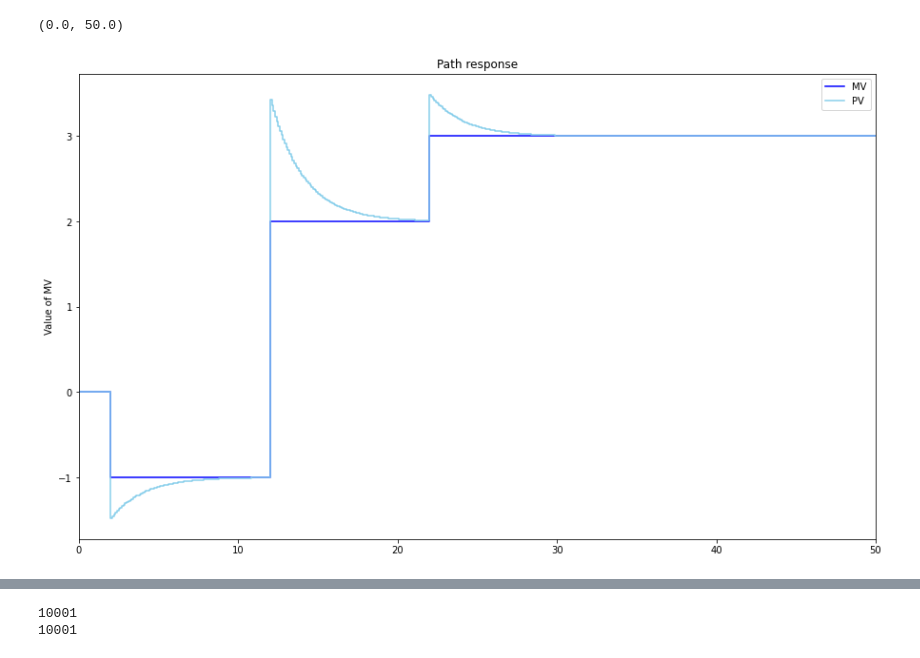
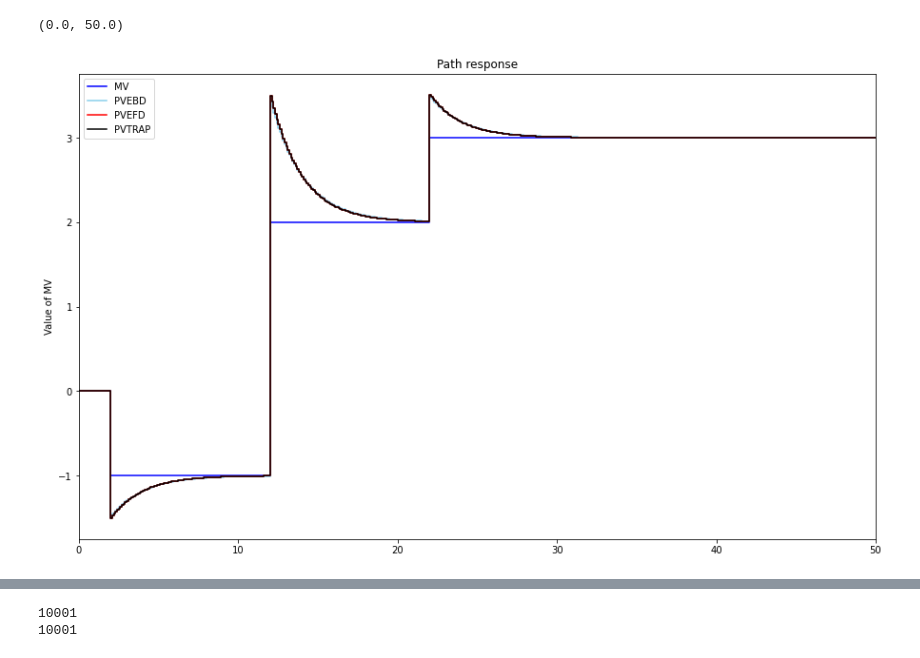
Before and after one commit to olingo99/Control_Theory_Application, a Jupyter notebook: package_Engels_Theo_Losseau_Baudouin.ipynb, the cells around one changed output, grey strips where cells are left out. Saved outputs shown, nothing was run; the diff lists cells and outputs as text; code cells hidden in the pictures.

Commit message:
efd and trap for leadlag

```diff
--- a/package_Engels_Theo_Losseau_Baudouin.ipynb
+++ b/package_Engels_Theo_Losseau_Baudouin.ipynb
@@ -14,31 +14,38 @@ from package_DBR import myRound, SelectPath_RT, Delay_RT, FO_RT, FOPDT, SOPDT, F
 # %%
 TSim = 50
 Ts = 0.1
 N = int(TSim/Ts) + 1
 
 # Path for MV and MVMan
 MVPath = {0: 0, 2: -1,12:2,22:3}
 
 Tlead = 3
 Tlag = 2
 
 t = []
 MV = []
-PV = []
+PVEBD = []
+PVEFD = []
+PVTRAP = []
 
 for i in range(0,N):
     t.append(i*Ts)
     SelectPath_RT(MVPath,t,MV)
-    Lead_Lag_Discreet_RT(MV,PV,Tlead,Tlag,0.1)
+    Lead_Lag_Discreet_RT(MV,PVEBD,Tlead,Tlag,Ts)
+    Lead_Lag_Discreet_RT(MV,PVEFD,Tlead,Tlag,Ts,method='EFD')
+    Lead_Lag_Discreet_RT(MV,PVTRAP,Tlead,Tlag,Ts,method='TRAP')
+
 
 plt.figure(figsize = (15,9))
 
 plt.step(t,MV,'b-',label='MV',where='post')
-plt.step(t,PV,'skyblue',label='PV',where='post')
+plt.step(t,PVEBD,'skyblue',label='PVEBD',where='post')
+plt.step(t,PVEFD,'red',label='PVEFD',where='post')
+plt.step(t,PVEFD,'black',label='PVTRAP',where='post')
 plt.ylabel('Value of MV')
 plt.legend(loc='best')
 plt.title('Path response')
 plt.xlim([0, TSim])
 # %% [output]
 (0.0, 50.0)
-[figure, old version]
+[figure, new version]
```
Also changed, not shown: parts of 1 cell of this notebook, 1 other file.
